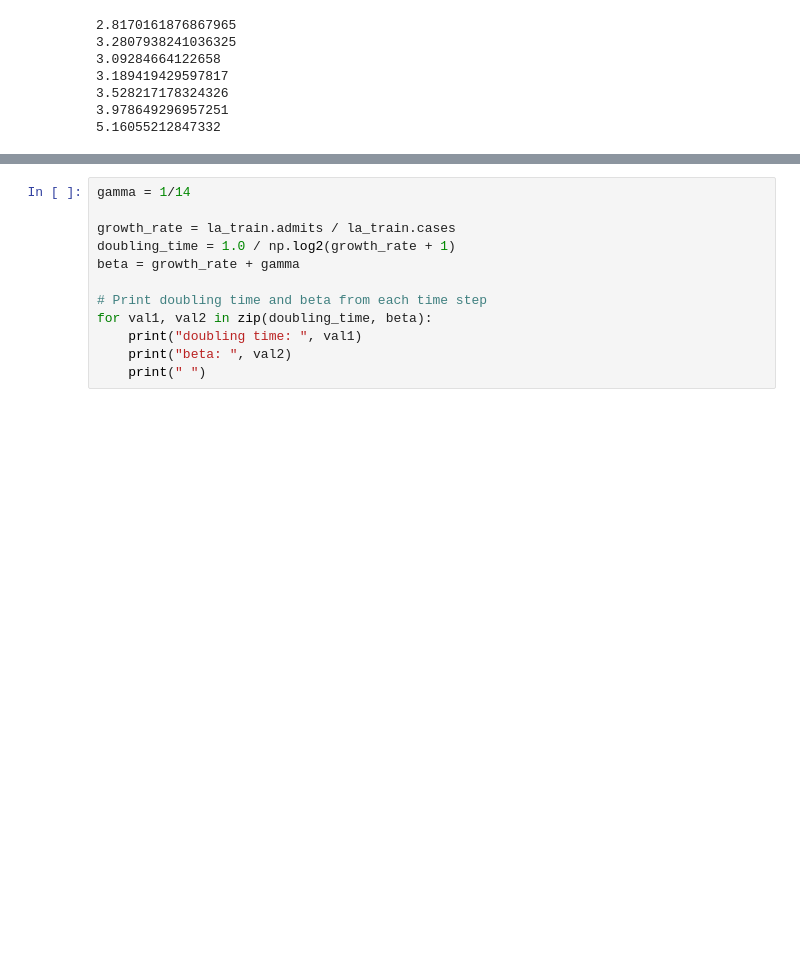
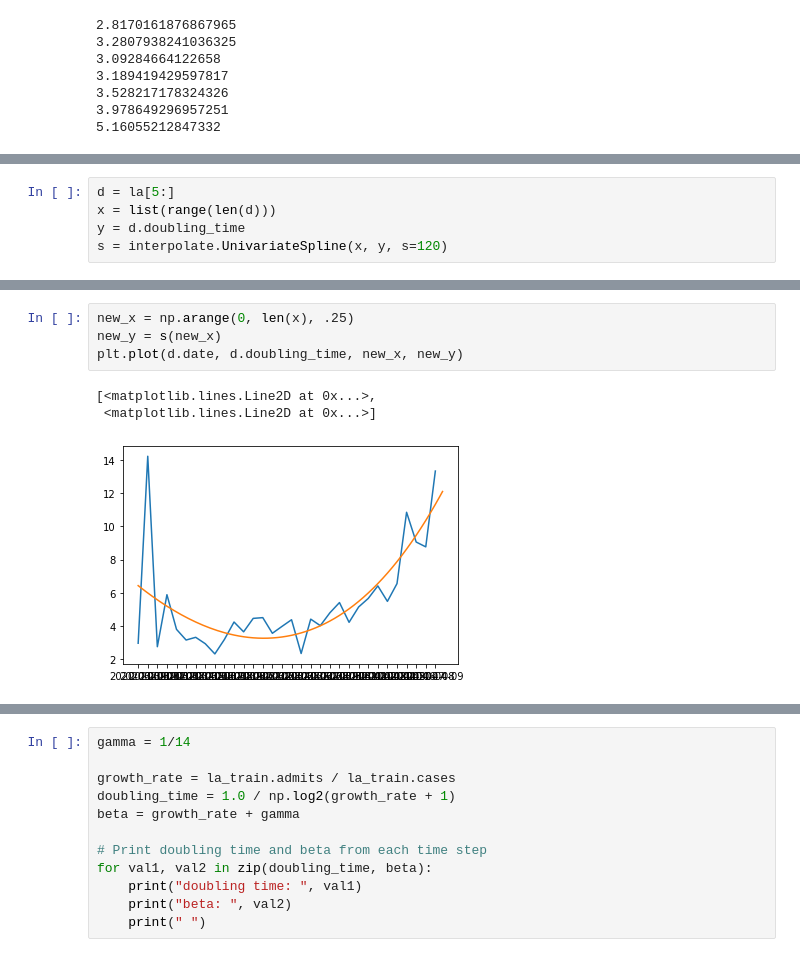
Before and after one commit to mmastand/chime, a Jupyter notebook: Dynamic Doubling Time.ipynb, the cells around one changed output, grey strips where cells are left out. Cells and saved outputs as stored; diff of their text form; blank space fills up the shorter version.

```diff
--- a/Dynamic Doubling Time.ipynb
+++ b/Dynamic Doubling Time.ipynb
@@ -66,0 +548,5 @@ la
+# %%
+d = la[5:]
+x = list(range(len(d)))
+y = d.doubling_time
+s = interpolate.UnivariateSpline(x, y, s=120)
@@ -66,0 +557,8 @@ la
+# %%
+new_x = np.arange(0, len(x), .25)
+new_y = s(new_x)
+plt.plot(d.date, d.doubling_time, new_x, new_y)
+# %% [output]
+[<matplotlib.lines.Line2D at 0x...>,
+ <matplotlib.lines.Line2D at 0x...>]
+[figure, added]
```
Also changed, not shown: parts of 44 cells of this notebook, 11 other files.
